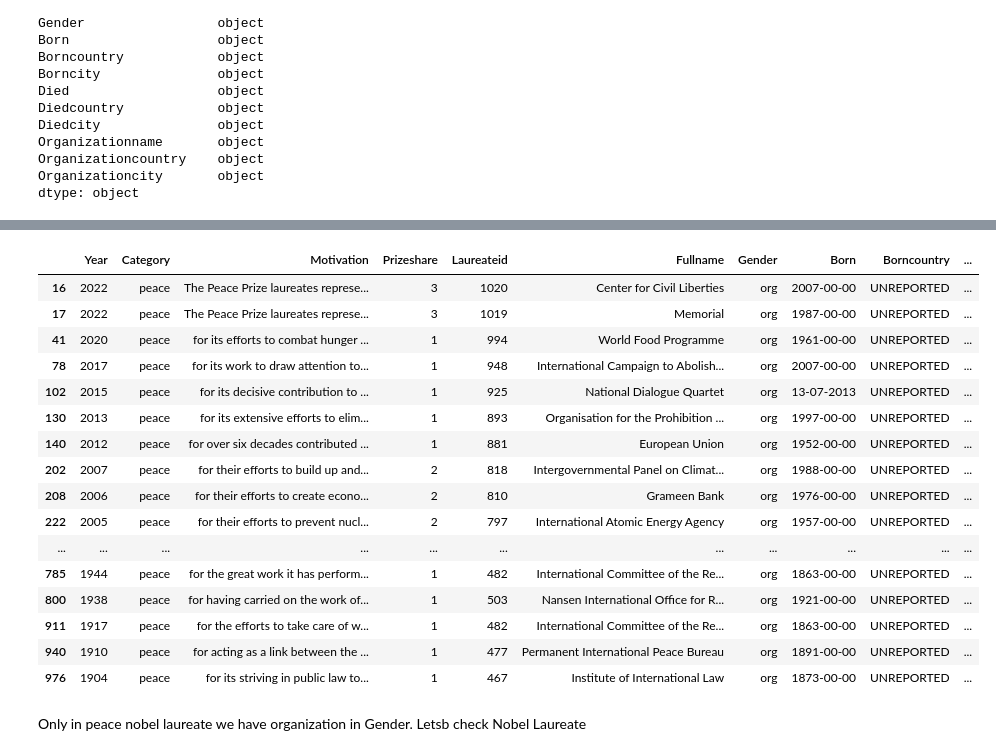
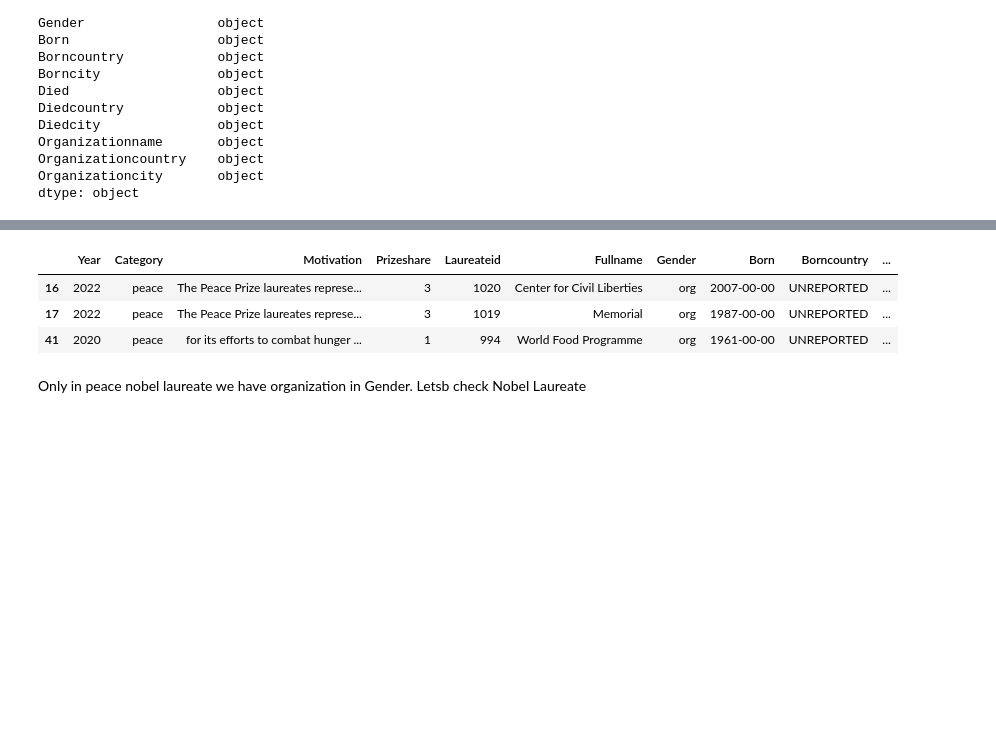
Before and after one commit to SarahB21/Project2024, a Jupyter notebook: ProjectLabelLaureate.ipynb, the cells around one changed output, grey strips where cells are left out. Drawn from its saved outputs; the diff is of its cells as text; code cells hidden in the pictures; blank space fills up the shorter version.

```diff
--- a/ProjectLabelLaureate.ipynb
+++ b/ProjectLabelLaureate.ipynb
@@ -157,23 +177,10 @@ array(['female', 'male', 'org'], dtype=object)
 # %%
-nobel_data[nobel_data.loc[:,'Gender'] == 'org']
+nobel_data[nobel_data.loc[:,'Gender'] == 'org'].head(3)
 # %% [output]
 |  | Year | Category | Motivation | Prizeshare | Laureateid | Fullname | Gender | Born | Borncountry | ... |
 | 16 | 2022 | peace | The Peace Prize laureates represe... | 3 | 1020 | Center for Civil Liberties | org | 2007-00-00 | UNREPORTED | ... |
 | 17 | 2022 | peace | The Peace Prize laureates represe... | 3 | 1019 | Memorial | org | 1987-00-00 | UNREPORTED | ... |
 | 41 | 2020 | peace | for its efforts to combat hunger ... | 1 | 994 | World Food Programme | org | 1961-00-00 | UNREPORTED | ... |
-| 78 | 2017 | peace | for its work to draw attention to... | 1 | 948 | International Campaign to Abolish... | org | 2007-00-00 | UNREPORTED | ... |
-| 102 | 2015 | peace | for its decisive contribution to ... | 1 | 925 | National Dialogue Quartet | org | 13-07-2013 | UNREPORTED | ... |
-| 130 | 2013 | peace | for its extensive efforts to elim... | 1 | 893 | Organisation for the Prohibition ... | org | 1997-00-00 | UNREPORTED | ... |
-| 140 | 2012 | peace | for over six decades contributed ... | 1 | 881 | European Union | org | 1952-00-00 | UNREPORTED | ... |
-| 202 | 2007 | peace | for their efforts to build up and... | 2 | 818 | Intergovernmental Panel on Climat... | org | 1988-00-00 | UNREPORTED | ... |
-| 208 | 2006 | peace | for their efforts to create econo... | 2 | 810 | Grameen Bank | org | 1976-00-00 | UNREPORTED | ... |
-| 222 | 2005 | peace | for their efforts to prevent nucl... | 2 | 797 | International Atomic Energy Agency | org | 1957-00-00 | UNREPORTED | ... |
-| ... | ... | ... | ... | ... | ... | ... | ... | ... | ... | ... |
-| 785 | 1944 | peace | for the great work it has perform... | 1 | 482 | International Committee of the Re... | org | 1863-00-00 | UNREPORTED | ... |
-| 800 | 1938 | peace | for having carried on the work of... | 1 | 503 | Nansen International Office for R... | org | 1921-00-00 | UNREPORTED | ... |
-| 911 | 1917 | peace | for the efforts to take care of w... | 1 | 482 | International Committee of the Re... | org | 1863-00-00 | UNREPORTED | ... |
-| 940 | 1910 | peace | for acting as a link between the ... | 1 | 477 | Permanent International Peace Bureau | org | 1891-00-00 | UNREPORTED | ... |
-| 976 | 1904 | peace | for its striving in public law to... | 1 | 467 | Institute of International Law | org | 1873-00-00 | UNREPORTED | ... |
 # %% [markdown]
 Only in peace nobel laureate we have organization in Gender. Letsb check Nobel Laureate
 # %% [markdown]
```
Also changed, not shown: parts of 47 cells of this notebook.
